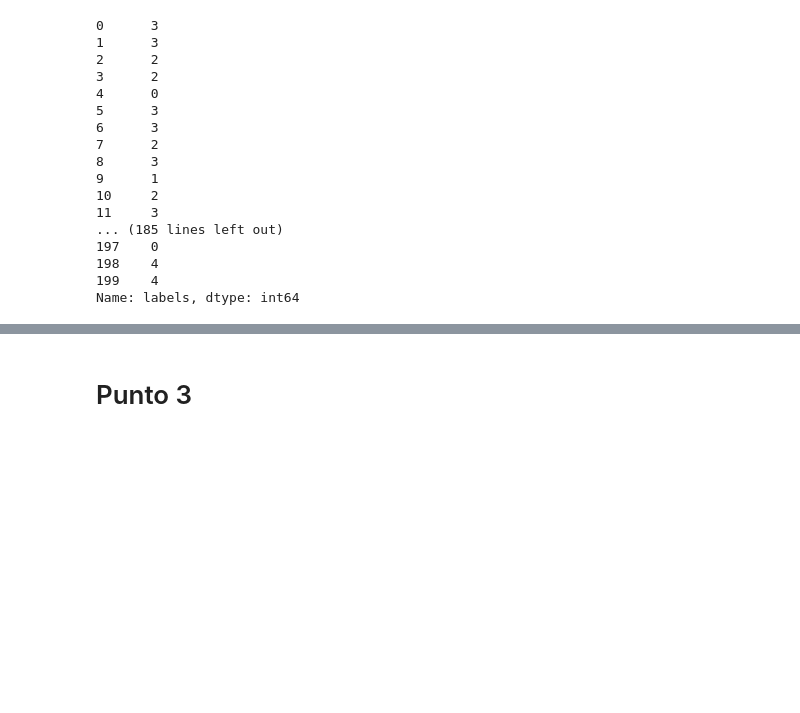
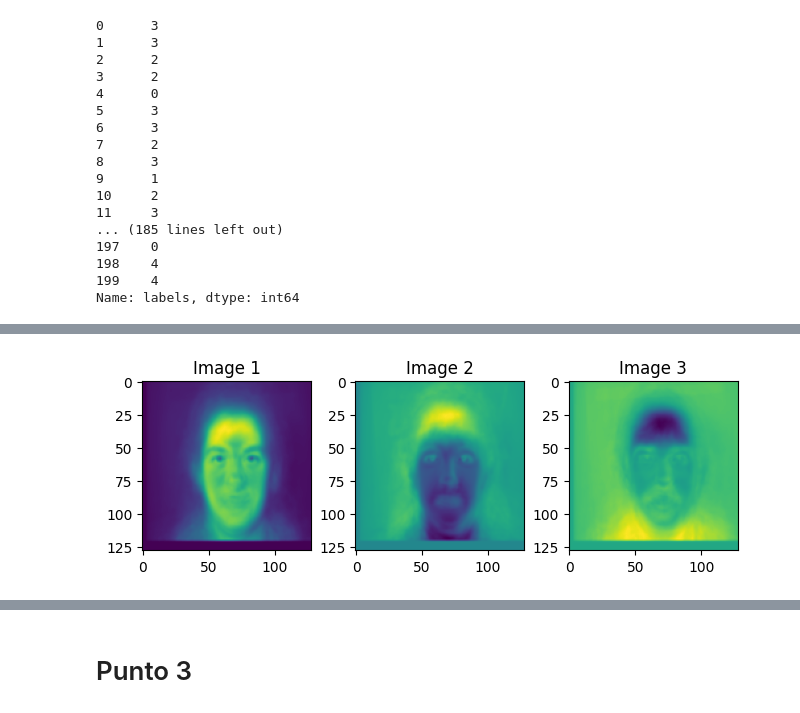
Before and after one commit to mpmc1/statisticsiii, a Jupyter notebook: Tarea 2/tarea2.ipynb, the cells around one changed output, grey strips where cells are left out. Drawn from its saved outputs; the diff is of its cells as text; code cells hidden in the pictures; blank space fills up the shorter version.

```diff
--- a/Tarea 2/tarea2.ipynb
+++ b/Tarea 2/tarea2.ipynb
@@ -256,0 +279,4 @@ mu_k
+# %%
+plot_n_images(get_3_closest_faces(eigen_faces,mu_k.values[1]),3)
+# %% [output]
+[figure, added]
```
Also changed, not shown: parts of 7 cells of this notebook.
